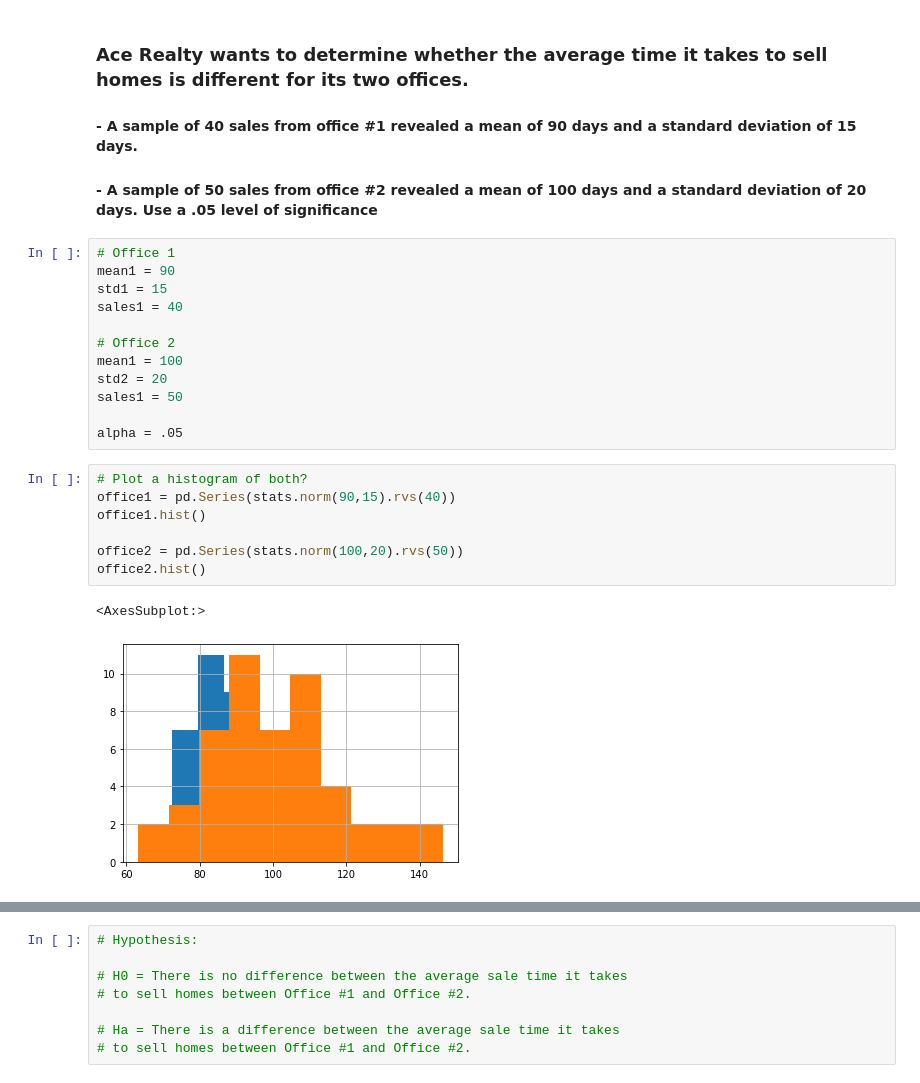
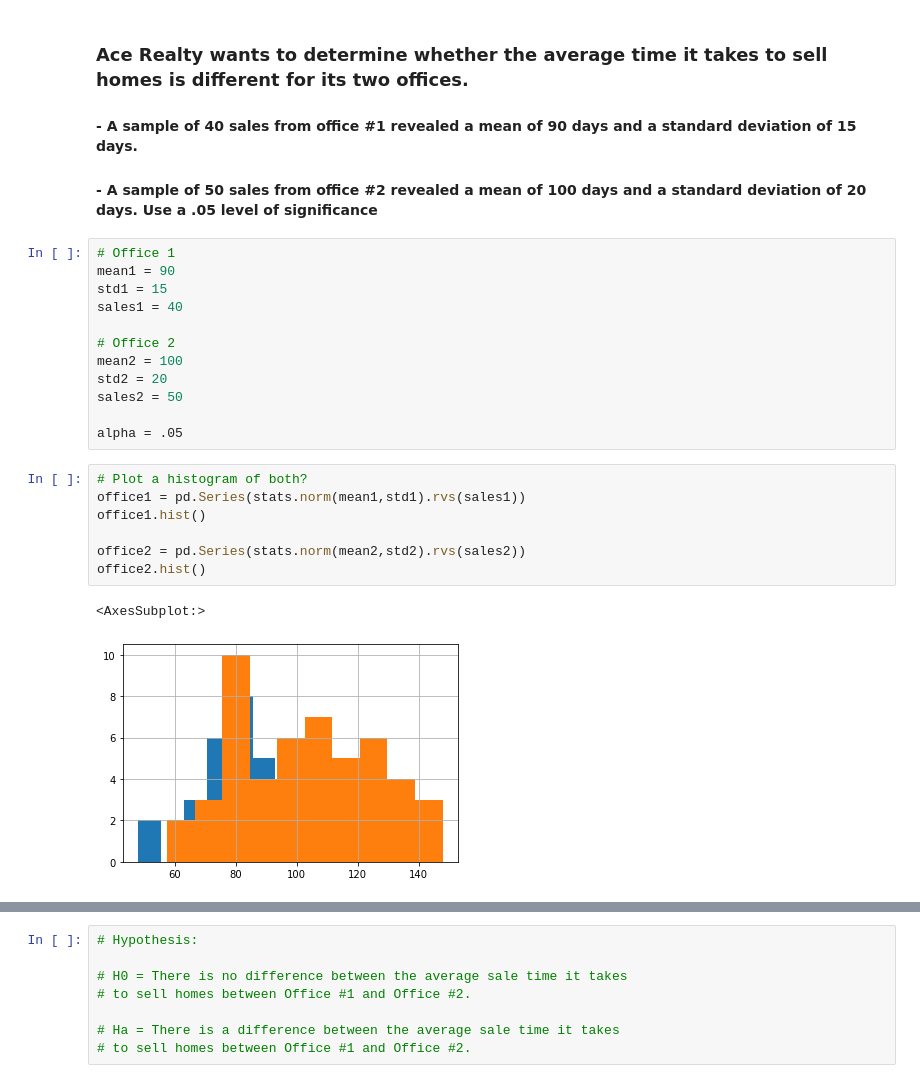
Before and after one commit to jnolf/statistics-exercises, a Jupyter notebook: hypothesis_testing.ipynb, the cells around one changed output, grey strips where cells are left out. Saved outputs shown, nothing was run; the diff lists cells and outputs as text.

```diff
--- a/hypothesis_testing.ipynb
+++ b/hypothesis_testing.ipynb
@@ -72,19 +72,19 @@ std1 = 15
 sales1 = 40
 
 # Office 2
-mean1 = 100
+mean2 = 100
 std2 = 20
-sales1 = 50
+sales2 = 50
 
 alpha = .05
 # %%
 # Plot a histogram of both?
-office1 = pd.Series(stats.norm(90,15).rvs(40))
+office1 = pd.Series(stats.norm(mean1,std1).rvs(sales1))
 office1.hist()
 
-office2 = pd.Series(stats.norm(100,20).rvs(50))
+office2 = pd.Series(stats.norm(mean2,std2).rvs(sales2))
 office2.hist()
 # %% [output]
 <AxesSubplot:>
-[figure, old version]
+[figure, new version]
 # %%
```
Also changed, not shown: parts of 39 cells of this notebook.
